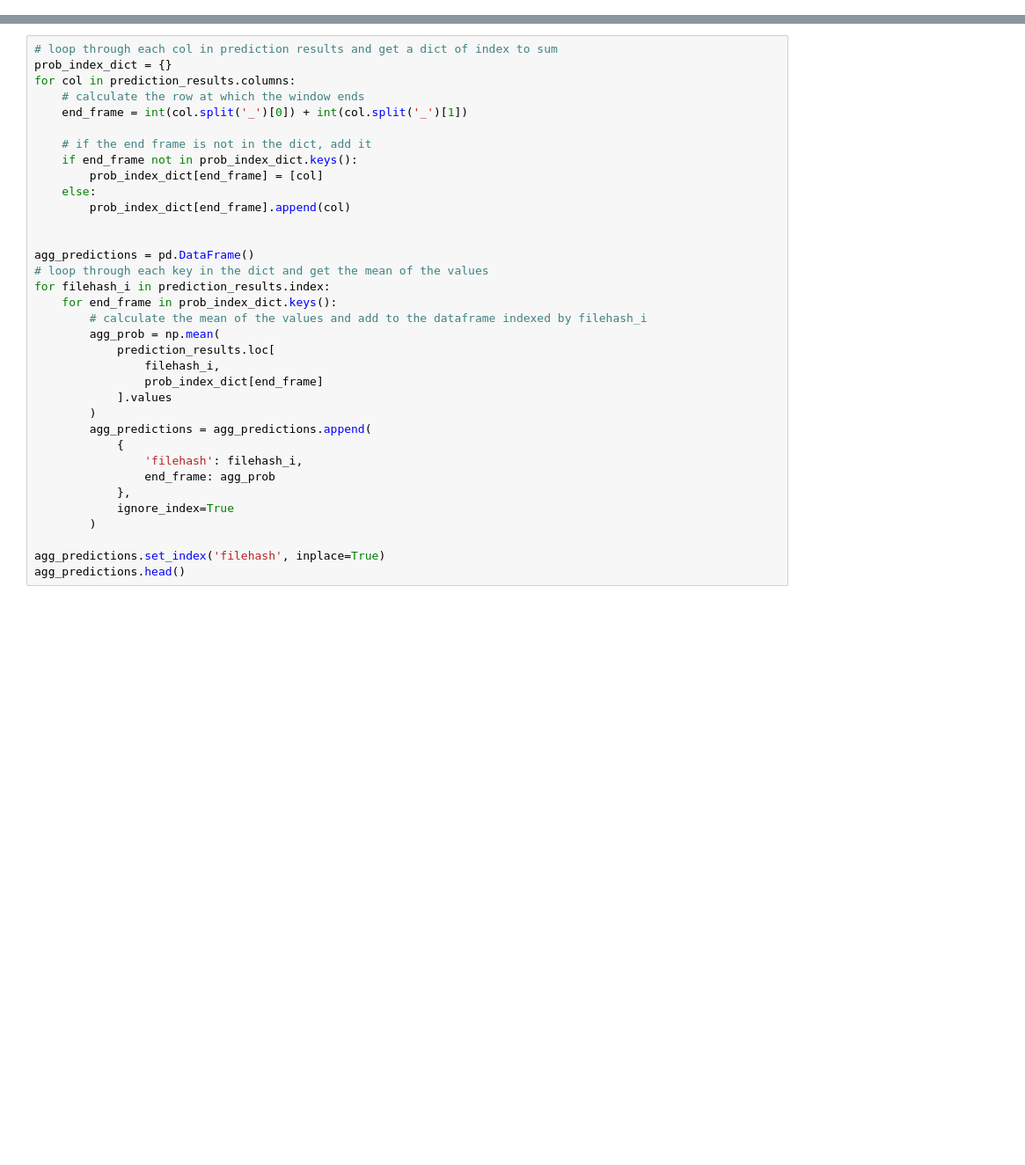
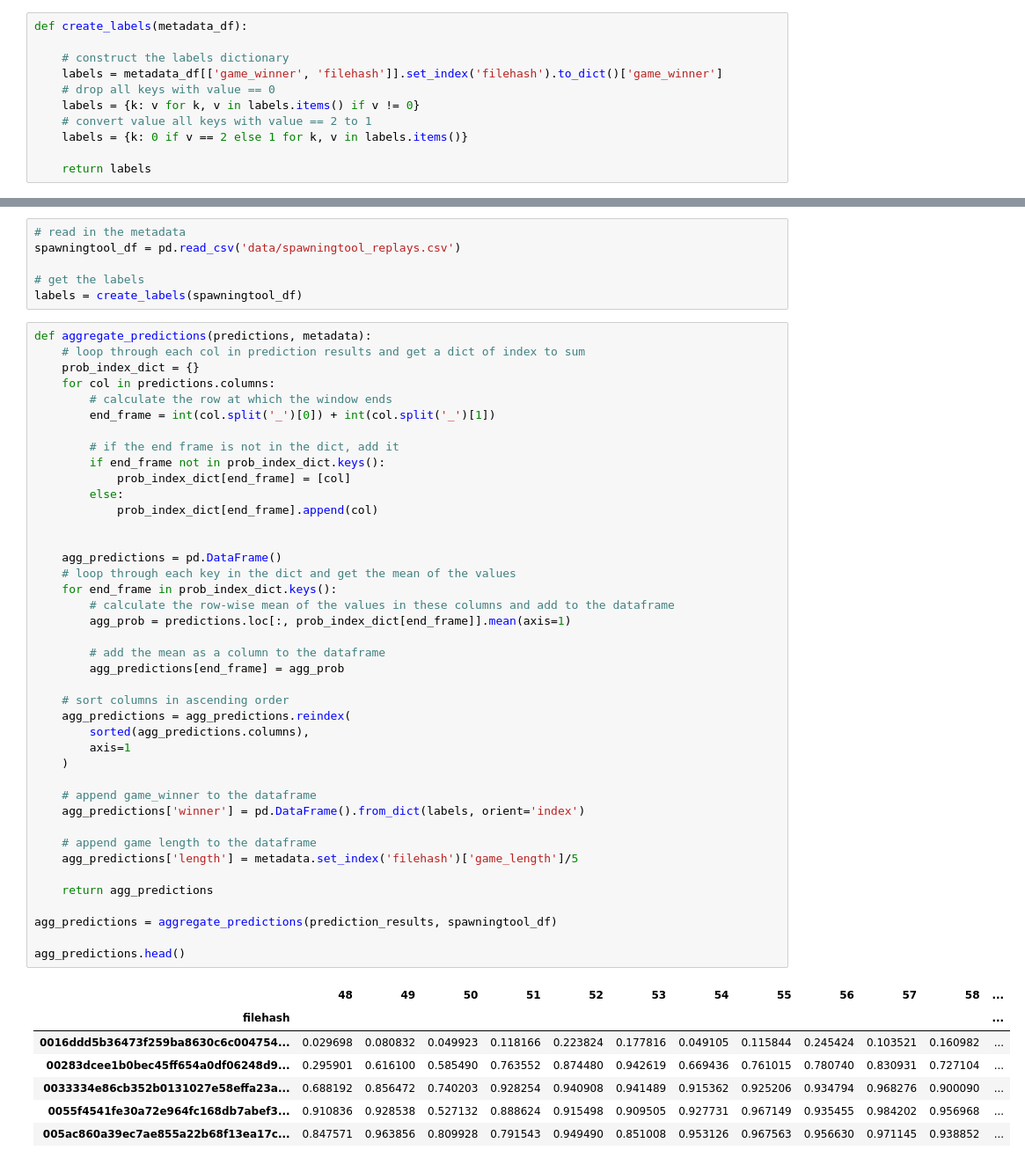
Before and after one commit to jared-a-lloyd/sc2-modeling, a Jupyter notebook: Ensemble.ipynb, the cells around one changed output, grey strips where cells are left out. Shown at 88% size. Drawn from its saved outputs; the diff is of its cells as text; blank space fills up the shorter version.

```diff
--- a/Ensemble.ipynb
+++ b/Ensemble.ipynb
@@ -164,6 +161,17 @@ class BatchGenerator(keras.utils.Sequence):
             y[i] = self.labels[ID]
 
         return X, y
+# %%
+def create_labels(metadata_df):
+
+    # construct the labels dictionary
+    labels = metadata_df[['game_winner', 'filehash']].set_index('filehash').to_dict()['game_winner']
+    # drop all keys with value == 0
+    labels = {k: v for k, v in labels.items() if v != 0}
+    # convert value all keys with value == 2 to 1
+    labels = {k: 0 if v == 2 else 1 for k, v in labels.items()}
+
+    return labels
 # %%
 def setup_data_for_modeling(
     metadata_path='data/spawningtool_replays.csv',
@@ -531,35 +544,55 @@ prediction_results.head()
+# %%
+# read in the metadata
+spawningtool_df = pd.read_csv('data/spawningtool_replays.csv')
+
+# get the labels
+labels = create_labels(spawningtool_df)
 # %%
-# loop through each col in prediction results and get a dict of index to sum
-prob_index_dict = {}
-for col in prediction_results.columns:
-    # calculate the row at which the window ends
-    end_frame = int(col.split('_')[0]) + int(col.split('_')[1])
+def aggregate_predictions(predictions, metadata):
+    # loop through each col in prediction results and get a dict of index to sum
+    prob_index_dict = {}
+    for col in predictions.columns:
+        # calculate the row at which the window ends
+        end_frame = int(col.split('_')[0]) + int(col.split('_')[1])
 
-    # if the end frame is not in the dict, add it
-    if end_frame not in prob_index_dict.keys():
-        prob_index_dict[end_frame] = [col]
-    else:
-        prob_index_dict[end_frame].append(col)
+        # if the end frame is not in the dict, add it
+        if end_frame not in prob_index_dict.keys():
+            prob_index_dict[end_frame] = [col]
+        else:
+            prob_index_dict[end_frame].append(col)
 
 
-agg_predictions = pd.DataFrame()
-# loop through each key in the dict and get the mean of the values
-for filehash_i in prediction_results.index:
+    agg_predictions = pd.DataFrame()
+    # loop through each key in the dict and get the mean of the values
     for end_frame in prob_index_dict.keys():
-        # calculate the mean of the values and add to the dataframe indexed by filehash_i
-        agg_prob = np.mean(
-            prediction_results.loc[
-                filehash_i,
-                prob_index_dict[end_frame]
-            ].values
-        )
-        agg_predictions = agg_predictions.append(
-            {
-                'filehash': filehash_i,
-                end_frame: agg_prob
-            },
-            ignore_index=True
-        )
+        # calculate the row-wise mean of the values in these columns and add to the dataframe
+        agg_prob = predictions.loc[:, prob_index_dict[end_frame]].mean(axis=1)
 
-agg_predictions.set_index('filehash', inplace=True)
+        # add the mean as a column to the dataframe
+        agg_predictions[end_frame] = agg_prob
+
+    # sort columns in ascending order
+    agg_predictions = agg_predictions.reindex(
+        sorted(agg_predictions.columns),
+        axis=1
+    )
+
+    # append game_winner to the dataframe
+    agg_predictions['winner'] = pd.DataFrame().from_dict(labels, orient='index')
+
+    # append game length to the dataframe
+    agg_predictions['length'] = metadata.set_index('filehash')['game_length']/5
+
+    return agg_predictions
+
+agg_predictions = aggregate_predictions(prediction_results, spawningtool_df)
+
 agg_predictions.head()
+# %% [output]
+|  | 48 | 49 | 50 | 51 | 52 | 53 | 54 | 55 | 56 | 57 | 58 | ... |
+| filehash |  |  |  |  |  |  |  |  |  |  |  | ... |
+| 0016ddd5b36473f259ba8630c6c004754... | 0.029698 | 0.080832 | 0.049923 | 0.118166 | 0.223824 | 0.177816 | 0.049105 | 0.115844 | 0.245424 | 0.103521 | 0.160982 | ... |
+| 00283dcee1b0bec45ff654a0df06248d9... | 0.295901 | 0.616100 | 0.585490 | 0.763552 | 0.874480 | 0.942619 | 0.669436 | 0.761015 | 0.780740 | 0.830931 | 0.727104 | ... |
+| 0033334e86cb352b0131027e58effa23a... | 0.688192 | 0.856472 | 0.740203 | 0.928254 | 0.940908 | 0.941489 | 0.915362 | 0.925206 | 0.934794 | 0.968276 | 0.900090 | ... |
+| 0055f4541fe30a72e964fc168db7abef3... | 0.910836 | 0.928538 | 0.527132 | 0.888624 | 0.915498 | 0.909505 | 0.927731 | 0.967149 | 0.935455 | 0.984202 | 0.956968 | ... |
+| 005ac860a39ec7ae855a22b68f13ea17c... | 0.847571 | 0.963856 | 0.809928 | 0.791543 | 0.949490 | 0.851008 | 0.953126 | 0.967563 | 0.956630 | 0.971145 | 0.938852 | ... |
```
Also changed, not shown: parts of 20 cells of this notebook, 1 other file.
